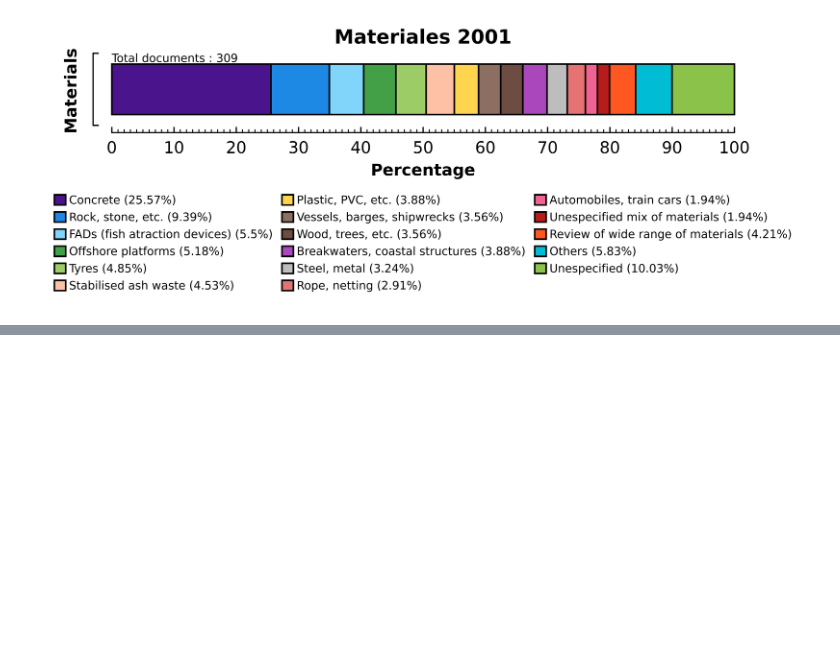
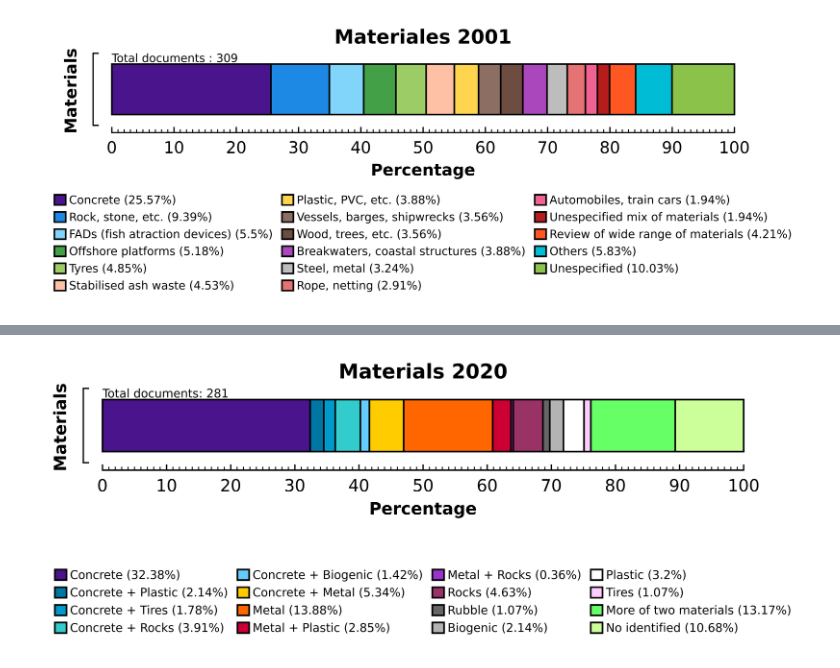
Before and after one commit to frlizarazo/Figures-with-Python, a Jupyter notebook: Bar_plots/01-Horizontal_barplot_by_percentage.ipynb, the cells around one changed output, grey strips where cells are left out. Cells and saved outputs as stored; diff of their text form; code cells hidden in the pictures; blank space fills up the shorter version.

```diff
--- a/Bar_plots/01-Horizontal_barplot_by_percentage.ipynb
+++ b/Bar_plots/01-Horizontal_barplot_by_percentage.ipynb
@@ -19,6 +19,8 @@ def create_Figure(
         fig_size        = (7, 4),               # Tamaño de la figua
         new_order       = None,                 # Para reordenar la leyenda en caso de necesitarse
         bar_texts       = None,                 # Para poner textos sobre las barras
+        begin_offset    = None,                 # Para dar un desfase inicial a las barras
+        hide_ylabels    = False,                # Para ocultar las etiquetas del eje y
     ):
 
     # Desempaquetamos la información dada a la funcion
@@ -36,7 +38,8 @@ def create_Figure(
 
     # Dibujamos las barras como una sucesion de graficos de barras horizontales apiladas de
     # izquierda a derecha con un desfase para que se vea correctamente
-    bottom = zeros(len(bars)) # Esto define el desfase inicial de cada barra
+    # Esto define el desfase inicial de cada barra
+    bottom = array(begin_offset) if begin_offset else zeros(len(bars))
 
     for category, name, color in zip(bars.T, names, colors):
         # Para que cuando halla una sola barra en la leyenda se muestren los porcentajes
@@ -66,6 +69,8 @@ def create_Figure(
     # Se crean los labels para cada barra
     ax.set_yticks(range(len(bars)), minor=True)
     ax.set_yticklabels(labels, minor=True)
+    if hide_ylabels:
+        ax.set_yticklabels((len(labels))*[''], minor = True)
 
     # Se crean las marcas para el eje horizontal, en este caso se crean marcas principales cada
     # 10 unidades (las cuales tienen etiquetas) y marcas secundarias cada 1 unidad (sin etiquetas)
@@ -99,7 +104,6 @@ def create_Figure(
     # horizontal entre 0 y 100 (con una margen de 1 en cada dirección)
     ax.set_xlim(-1,101)
 
-
     # Esto es por si se desea cambiar el orden en el que aparecen los elementos de la leyenda
     # en cuyo caso se dibuja la leyenda, se extraen los elementos, se reorganizan, se elimina la
     # leyenda y se vuelve a dibujar reordenada
@@ -107,7 +111,6 @@ def create_Figure(
     handles, labels = ax.get_legend_handles_labels()
 
     if new_order:
-
         handles = [handles[i] for i in new_order]
         labels  = [labels[i]  for i in new_order]
 
@@ -232,0 +284,46 @@ create_Figure(
+# %%
+bar1 = [ 91,  6, 5, 11, 4, 15, 39, 8, 1, 13, 3, 6, 9, 3, 37, 30]
+bar2 = [132,  0, 0,  0, 0,  0,  0, 0, 0,  0, 0, 0, 0, 0,  0,  0]
+bar3 = [  0,  0, 0,  0, 0,  0, 63, 0, 0,  0, 0, 0, 0, 0,  0,  0]
+
+Data = {
+    # El primer elemento debe ser un diccionario que tenga en su interior una secuencia con el
+    # 'Nombre':'color' que quiera que se muestre para cada elemento
+    'Legend':{
+        'Concrete'              : '#4A148C',
+        'Concrete + Plastic'    : '#0077a3',
+        'Concrete + Tires'      : '#0099cc',
+        'Concrete + Rocks'      : '#33cccc',
+        'Concrete + Biogenic'   : '#66ccff',
+        'Concrete + Metal'      : '#ffcc00',
+        'Metal'                 : '#ff6600',
+        'Metal + Plastic'       : '#cc0033',
+        'Metal + Rocks'         : '#9933cc',
+        'Rocks'                 : '#993366',
+        'Rubble'                : '#666666',
+        'Biogenic'              : '#b3b3b3',
+        'Plastic'               : '#ffffff',
+        'Tires'                 : '#ffccff',
+        'More of two materials' : '#66ff66',
+        'No identified'         : '#ccff99',
+    },
+
+    # Se crea una lista por cada barra horizontal que se quiera, y debe contener una sucesion de los
+    # porcentajes que correspondan a cada elemento de los definidos en 'Legend', en este caso se
+    # quieren 3 barras horizontales.
+    '0' : [num/sum(bar1)*100 for num in bar1],
+}
+
+create_Figure(
+    Data,
+    title           = 'Materials 2020',
+    ylabel          = 'Materials',
+    legend_cols     = 4,
+    legend_offset   = -2.45,
+    legend_fontsize = 7,
+    fig_size        = (7, 0.8),
+    hide_ylabels    = True,
+    bar_texts       = ['Total documents: 281']
+)
+# %% [output]
+[figure, added]
```
Also changed, not shown: parts of 4 cells of this notebook.
